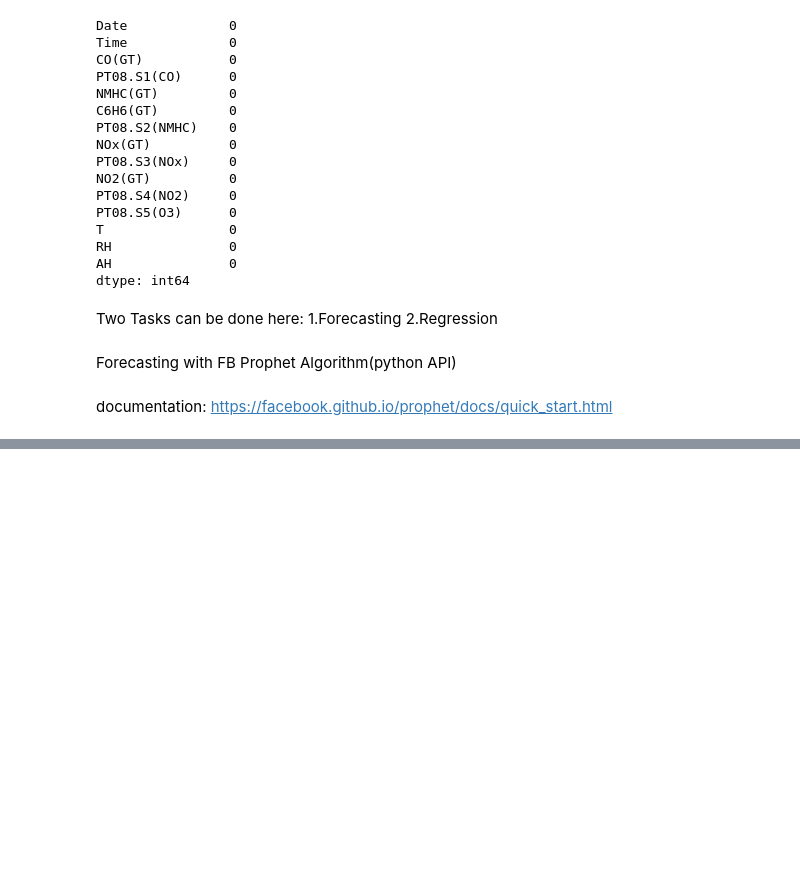
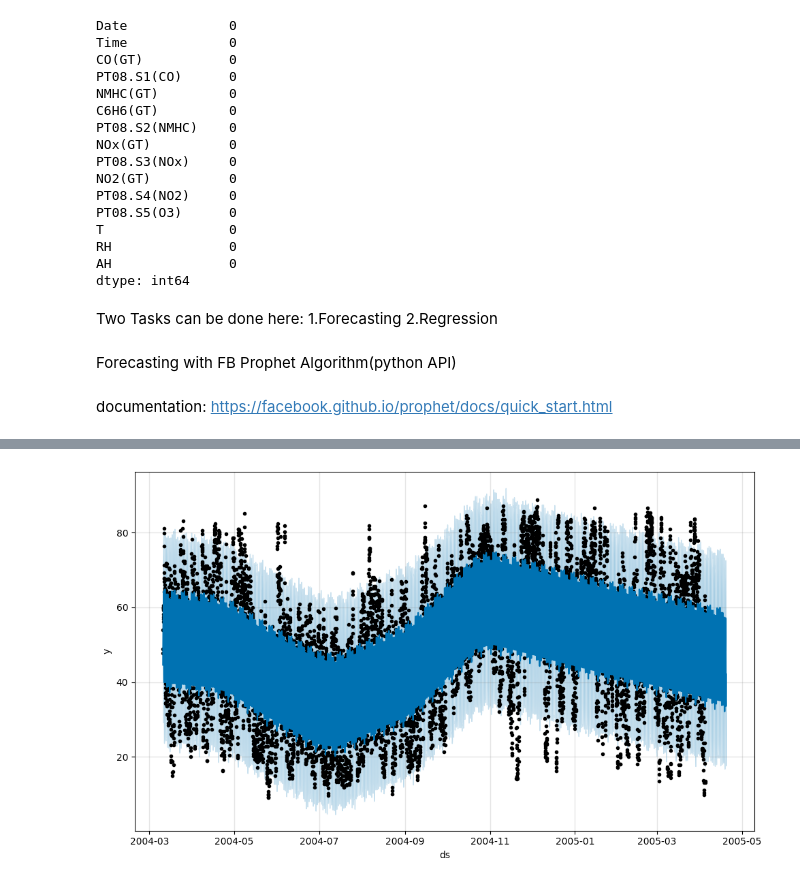
Before and after one commit to NirmalSagarTigga/Air_Quality_Index-prediction-using-Machine-Learning, a Jupyter notebook: air_quality_index.ipynb, the cells around one changed output, grey strips where cells are left out. Drawn from its saved outputs; the diff is of its cells as text; code cells hidden in the pictures; blank space fills up the shorter version.

```diff
--- a/air_quality_index.ipynb
+++ b/air_quality_index.ipynb
@@ -189,0 +288,3 @@ documentation: https://facebook.github.io/prophet/docs/quick_start.html
+# %%
+data['y']=air_data['RH']
+data.head()
@@ -189,0 +300,5 @@ documentation: https://facebook.github.io/prophet/docs/quick_start.html
+# %%
+np.float_=np.float64
+from prophet.forecaster import Prophet
+model=Prophet(yearly_seasonality=False)
+model.fit(data)
@@ -189,0 +311,3 @@ documentation: https://facebook.github.io/prophet/docs/quick_start.html
+# %%
+future = model.make_future_dataframe(periods=365,freq='h')
+future.tail()
@@ -189,0 +321,3 @@ documentation: https://facebook.github.io/prophet/docs/quick_start.html
+# %%
+forecast = model.predict(future)
+forecast[['ds', 'yhat', 'yhat_lower', 'yhat_upper']].tail()
@@ -189,0 +331,4 @@ documentation: https://facebook.github.io/prophet/docs/quick_start.html
+# %%
+fig1 = model.plot(forecast)
+# %% [output]
+[figure, added]
```
Also changed, not shown: parts of 16 cells of this notebook.
